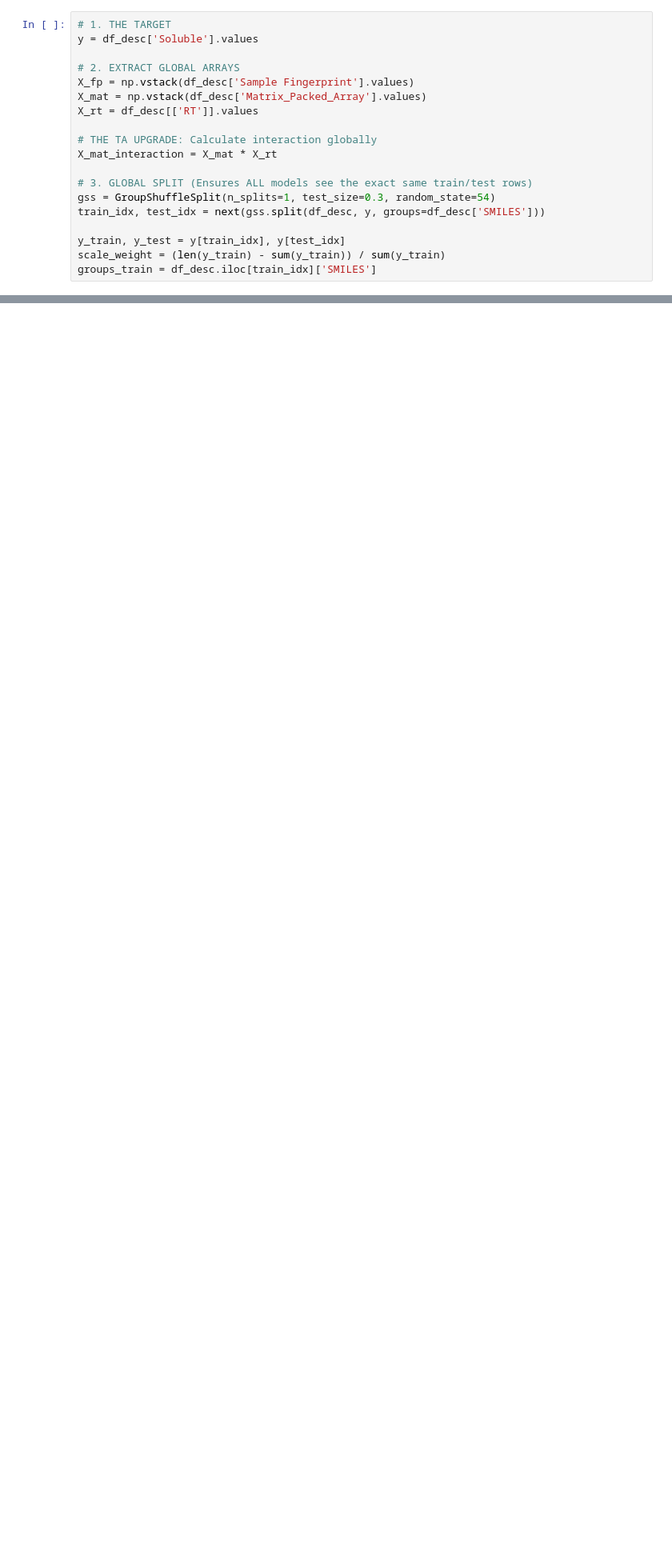
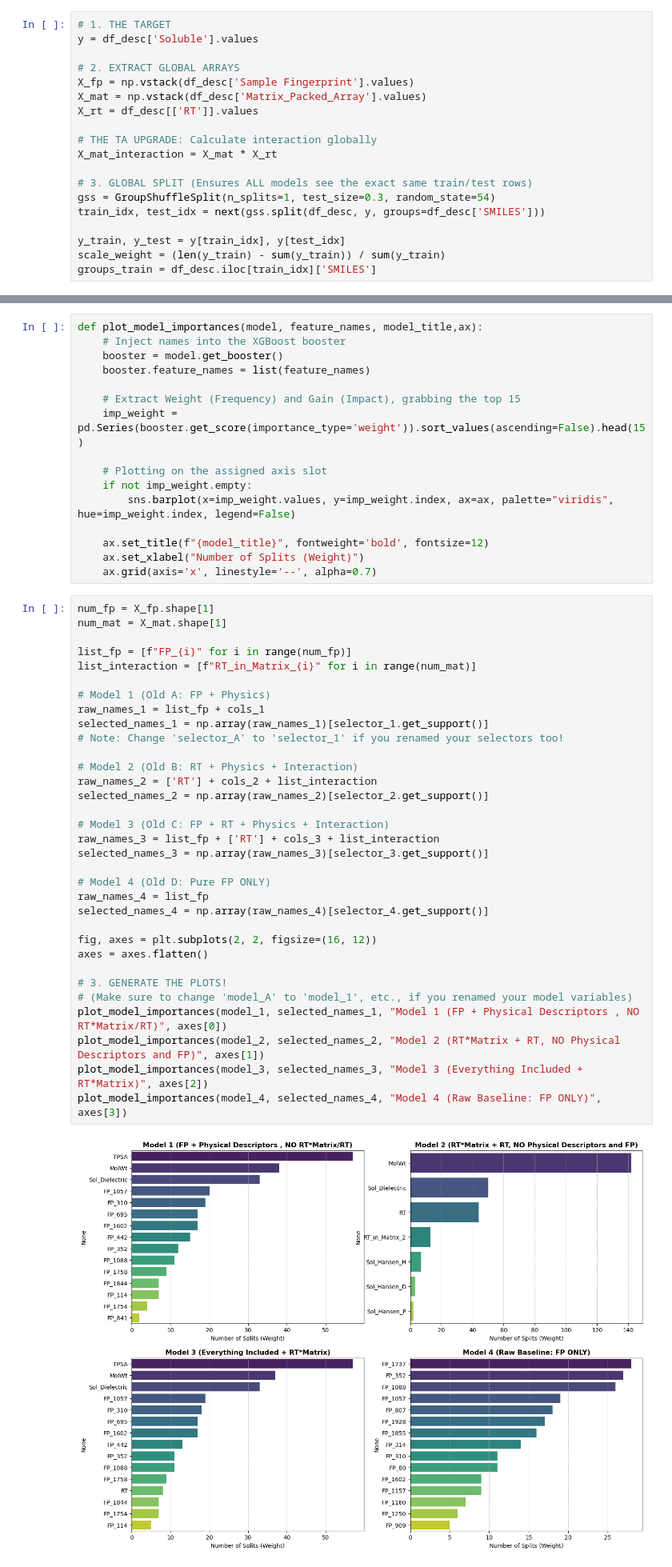
Before and after one commit to swisscatplus/solubility_prediction_nmr, a Jupyter notebook: src/dev/rt_prediction.ipynb, the cells around one changed output, grey strips where cells are left out. Shown at 80% size. Saved outputs shown, nothing was run; the diff lists cells and outputs as text; blank space fills up the shorter version.

```diff
--- a/src/dev/rt_prediction.ipynb
+++ b/src/dev/rt_prediction.ipynb
@@ -1986,0 +2078,51 @@ plt.show()
+# %%
+def plot_model_importances(model, feature_names, model_title,ax):
+    # Inject names into the XGBoost booster
+    booster = model.get_booster()
+    booster.feature_names = list(feature_names)
+
+    # Extract Weight (Frequency) and Gain (Impact), grabbing the top 15
+    imp_weight = pd.Series(booster.get_score(importance_type='weight')).sort_values(ascending=False).head(15)
+
+    # Plotting on the assigned axis slot
+    if not imp_weight.empty:
+        sns.barplot(x=imp_weight.values, y=imp_weight.index, ax=ax, palette="viridis", hue=imp_weight.index, legend=False)
+
+    ax.set_title(f"{model_title}", fontweight='bold', fontsize=12)
+    ax.set_xlabel("Number of Splits (Weight)")
+    ax.grid(axis='x', linestyle='--', alpha=0.7)
+# %%
+num_fp = X_fp.shape[1]
+num_mat = X_mat.shape[1]
+
+list_fp = [f"FP_{i}" for i in range(num_fp)]
+list_interaction = [f"RT_in_Matrix_{i}" for i in range(num_mat)]
+
+# Model 1 (Old A: FP + Physics)
+raw_names_1 = list_fp + cols_1
+selected_names_1 = np.array(raw_names_1)[selector_1.get_support()]
+# Note: Change 'selector_A' to 'selector_1' if you renamed your selectors too!
+
+# Model 2 (Old B: RT + Physics + Interaction)
+raw_names_2 = ['RT'] + cols_2 + list_interaction
+selected_names_2 = np.array(raw_names_2)[selector_2.get_support()]
+
+# Model 3 (Old C: FP + RT + Physics + Interaction)
+raw_names_3 = list_fp + ['RT'] + cols_3 + list_interaction
+selected_names_3 = np.array(raw_names_3)[selector_3.get_support()]
+
+# Model 4 (Old D: Pure FP ONLY)
+raw_names_4 = list_fp
+selected_names_4 = np.array(raw_names_4)[selector_4.get_support()]
+
+fig, axes = plt.subplots(2, 2, figsize=(16, 12))
+axes = axes.flatten()
+
+# 3. GENERATE THE PLOTS!
+# (Make sure to change 'model_A' to 'model_1', etc., if you renamed your model variables)
+plot_model_importances(model_1, selected_names_1, "Model 1 (FP + Physical Descriptors , NO RT*Matrix/RT)", axes[0])
+plot_model_importances(model_2, selected_names_2, "Model 2 (RT*Matrix + RT, NO Physical Descriptors and FP)", axes[1])
+plot_model_importances(model_3, selected_names_3, "Model 3 (Everything Included + RT*Matrix)", axes[2])
+plot_model_importances(model_4, selected_names_4, "Model 4 (Raw Baseline: FP ONLY)", axes[3])
+# %% [output]
+[figure, added]
```
Also changed, not shown: parts of 13 cells of this notebook.
